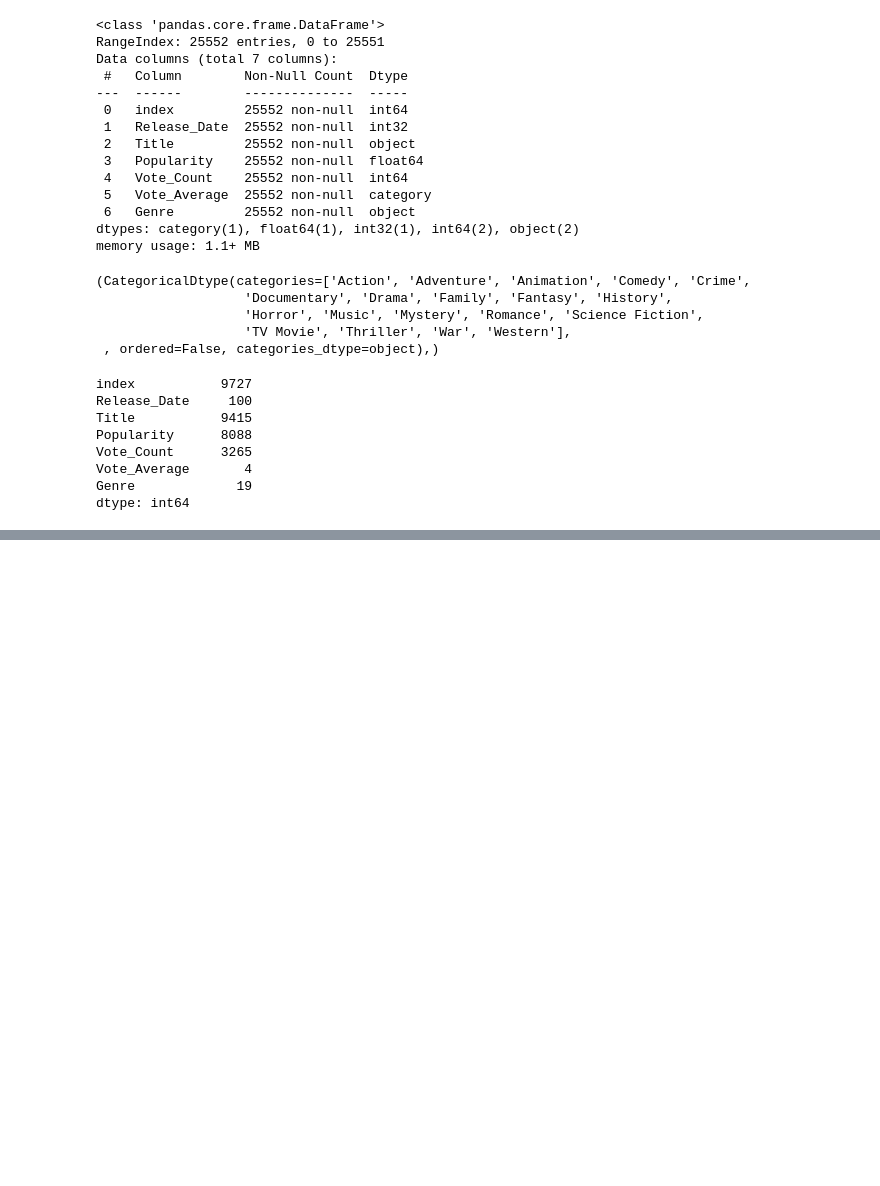
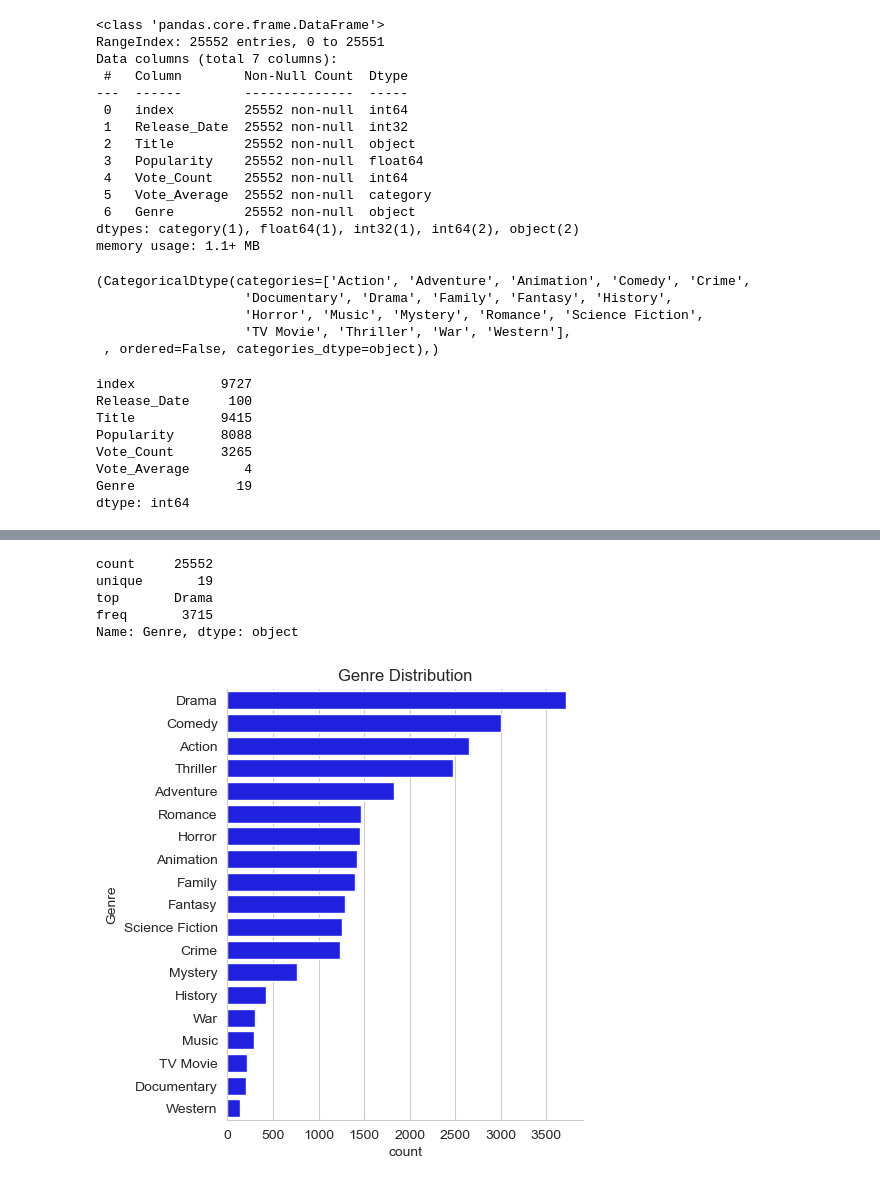
Before and after one commit to MdFaizuddin-Mujahid/Netflix-EDA, a Jupyter notebook: Netflix_EDA.ipynb, the cells around one changed output, grey strips where cells are left out. Saved outputs shown, nothing was run; the diff lists cells and outputs as text; code cells hidden in the pictures; blank space fills up the shorter version.

Commit message:
started data visualization

```diff
--- a/Netflix_EDA.ipynb
+++ b/Netflix_EDA.ipynb
@@ -217,0 +230,18 @@ dtype: int64
+# %%
+sns.set_style('whitegrid')
+# %%
+df['Genre'].describe()
+# %% [output]
+count     25552
+unique       19
+top       Drama
+freq       3715
+Name: Genre, dtype: object
+# %%
+sns.catplot(y='Genre',data=df, kind='count',
+            order= df['Genre'].value_counts().index,
+            color='blue')
+plt.title("Genre Distribution")
+plt.show()
+# %% [output]
+[figure, added]
```
Also changed, not shown: parts of 2 cells of this notebook.
